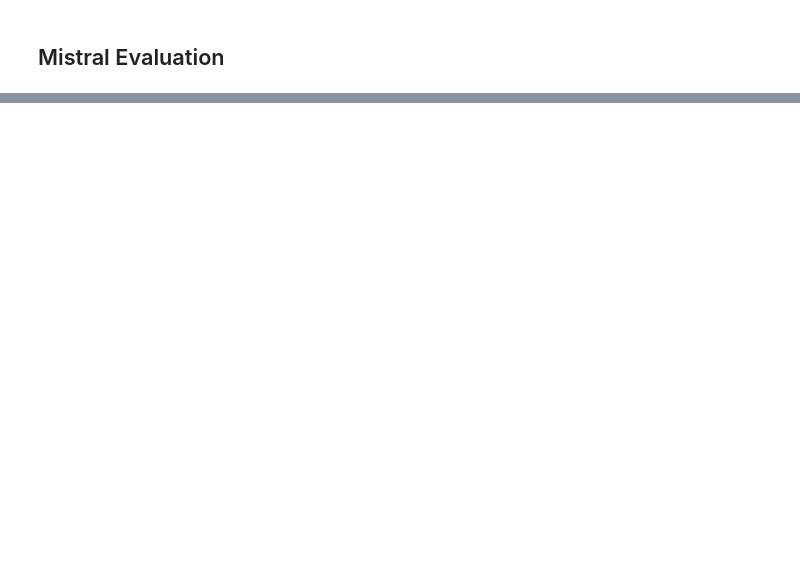
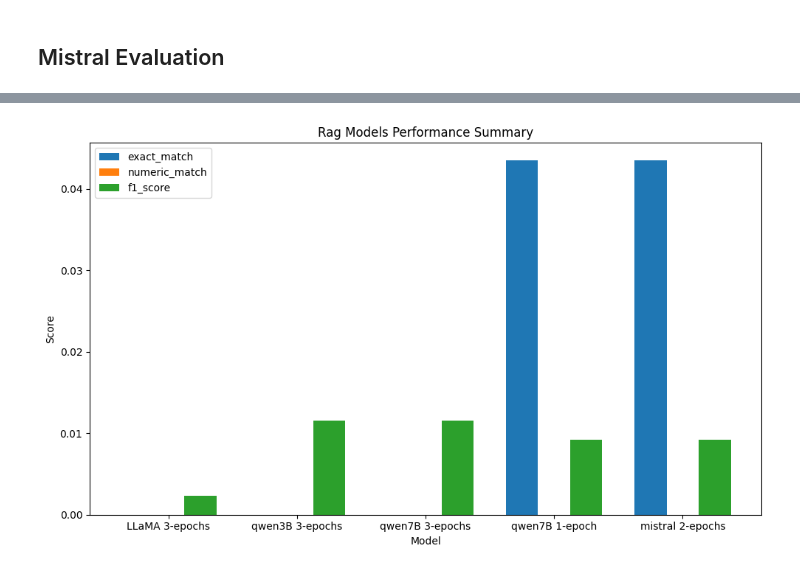
Before and after one commit to NunoRodriguess/proof-of-concept-ft-tpc-c, a Jupyter notebook: eval.ipynb, the cells around one changed output, grey strips where cells are left out. Saved outputs shown, nothing was run; the diff lists cells and outputs as text; code cells hidden in the pictures; blank space fills up the shorter version.

```diff
--- a/eval.ipynb
+++ b/eval.ipynb
@@ -77,6 +77,9 @@ def numeric_distances(gold, pred):
         return abs_dist, rel_dist
     except:
         return None, None
+# %%
+import pandas as pd
+lst = []
 # %%
 import math
 
@@ -272,6 +275,18 @@ def evaluate_columns(gold_text, pred_text, expected_cols=None):
         }
 
     return results
+# %%
+from transformers import AutoTokenizer, AutoModelForSequenceClassification
+from torch.nn import functional as F
+
+tokenizer = AutoTokenizer.from_pretrained("kortukov/answer-equivalence-bem")
+model = AutoModelForSequenceClassification.from_pretrained("kortukov/answer-equivalence-bem")
+
+
+def tokenize_function(question, reference, candidate):
+    text = f"[CLS] {candidate} [SEP]"
+    text_pair = f"{reference} [SEP] {question} [SEP]"
+    return tokenizer(text=text, text_pair=text_pair, add_special_tokens=False, padding='max_length', truncation=True, return_tensors='pt')
 # %% [markdown]
 ## LLAMA 3 epochs Evaluation
 # %%
@@ -723,2 +854,7 @@ print("✔ RMSE:", final_rmse)
 ✔ MAE (avg): None
 ✔ RMSE: None
+# %%
+df = pd.DataFrame(lst, columns=['model','exact_match','numeric_match','f1_score','MAE','RMSE'])
+# %%
+df.drop_duplicates(inplace=True)
+df
@@ -724,0 +868,28 @@ print("✔ RMSE:", final_rmse)
+# %%
+import numpy as np
+import matplotlib.pyplot as plt
+
+metrics = ["exact_match", "numeric_match", "f1_score"]
+
+# X positions for each model
+x = np.arange(len(df["model"]))
+
+# Width of each bar
+width = 0.25
+
+plt.figure(figsize=(10, 6))
+
+for i, metric in enumerate(metrics):
+    plt.bar(x + i*width, df[metric], width, label=metric)
+
+# Titles & labels
+plt.xticks(x + width, df["model"])
+plt.xlabel("Model")
+plt.ylabel("Score")
+plt.title("Rag Models Performance Summary")
+plt.legend()
+
+plt.tight_layout()
+plt.show()
+# %% [output]
+[figure, added]
```
Also changed, not shown: parts of 7 cells of this notebook.
